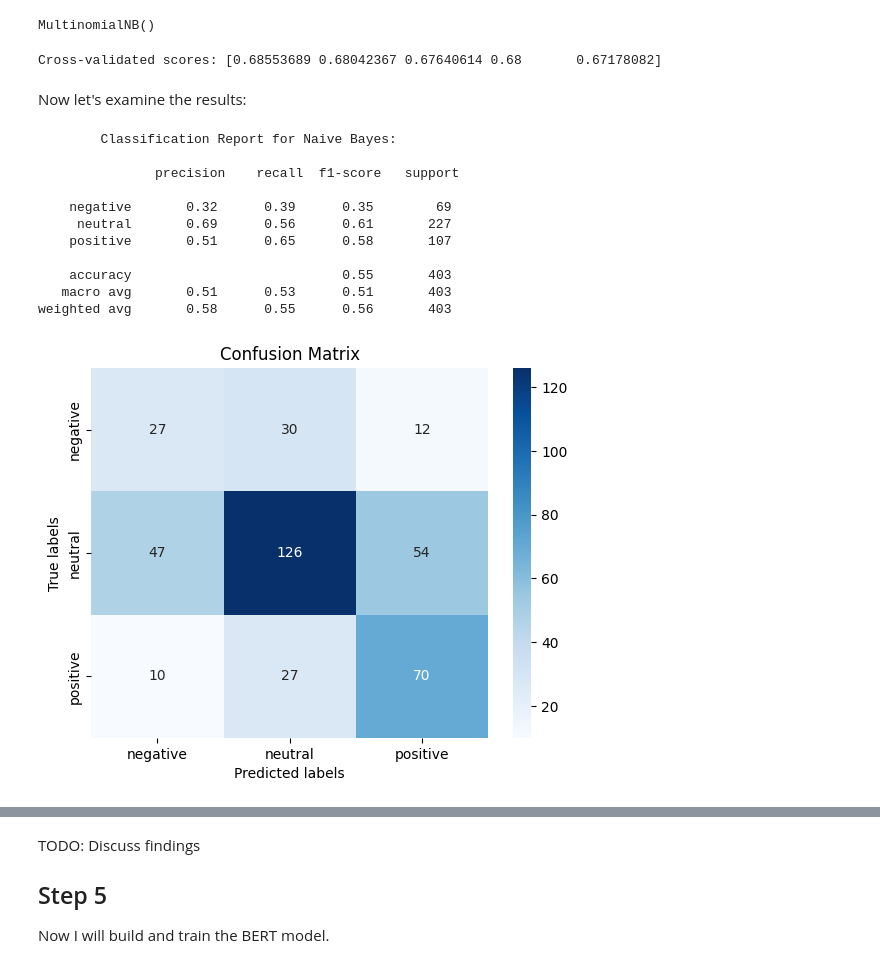
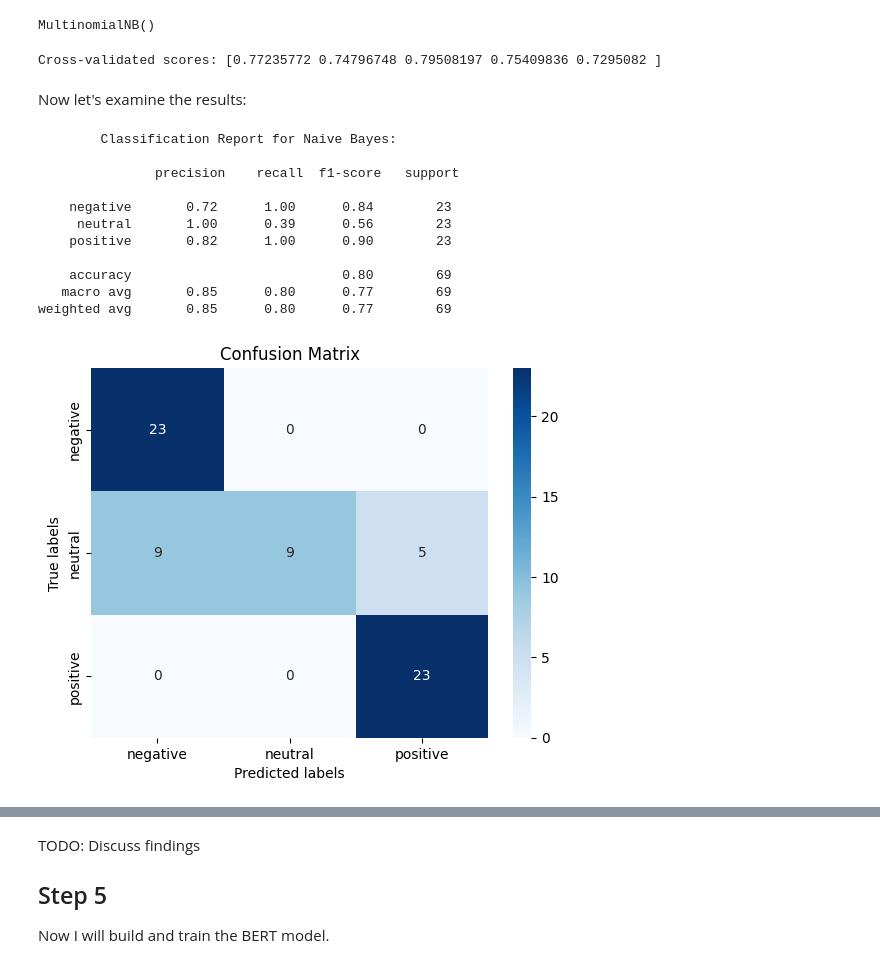
Before and after one commit to andreaseno/TwitterAnalysis, a Jupyter notebook: SentimentAnalysis.ipynb, the cells around one changed output, grey strips where cells are left out. Cells and saved outputs as stored; diff of their text form; code cells hidden in the pictures.

```diff
--- a/SentimentAnalysis.ipynb
+++ b/SentimentAnalysis.ipynb
@@ -361,7 +361,7 @@ Name: count, dtype: int64
 As you can see, the classes are biased towards class 2 (positive). I will use Oversampling to balance the data.
 # %%
 ros = RandomOverSampler()
-train_x, train_y = ros.fit_resample(np.array(MultiClassTrain['cleaned_text']).reshape(-1, 1), np.array(MultiClassTrain['sentiment']).reshape(-1, 1))
+train_x, train_y = ros.fit_resample(np.array(MultiClassTest['cleaned_text']).reshape(-1, 1), np.array(MultiClassTest['target']).reshape(-1, 1))
 train_os = pd.DataFrame(list(zip([x[0] for x in train_x], train_y)), columns = ['cleaned_text', 'sentiment'])
 train_os['sentiment'].value_counts()
 # %% [output]
@@ -395,12 +395,12 @@ y_test = encoder.fit_transform(np.array(y_test).reshape(-1, 1)).toarray()
 clf = CountVectorizer()
 X_train_cv =  clf.fit_transform(X_train)
 X_test_cv = clf.transform(X_test)
-# X_valid_cv = clf.transform(X_valid)
+X_valid_cv = clf.transform(X_valid)
 
 tf_transformer = TfidfTransformer(use_idf=True).fit(X_train_cv)
 X_train_tf = tf_transformer.transform(X_train_cv)
 X_test_tf = tf_transformer.transform(X_test_cv)
-# X_valid_tf = tf_transformer.transform(X_valid_cv)
+X_valid_tf = tf_transformer.transform(X_valid_cv)
 
 nb_clf = MultinomialNB()
 nb_clf.fit(X_train_tf, y_train_le)
@@ -412,34 +412,34 @@ from sklearn.model_selection import cross_val_score
 scores = cross_val_score(MultinomialNB(), X_train_tf, y_train_le, cv=5)
 print("Cross-validated scores:", scores)
 # %% [output]
-Cross-validated scores: [0.68553689 0.68042367 0.67640614 0.68       0.67178082]
+Cross-validated scores: [0.77235772 0.74796748 0.79508197 0.75409836 0.7295082 ]
 # %% [markdown]
 Now let's examine the results:
 # %%
 
-nb_pred = nb_clf.predict(X_test_tf)
-print('\tClassification Report for Naive Bayes:\n\n',classification_report(y_test_le,nb_pred, target_names=['negative', 'neutral', 'positive']))
+nb_pred = nb_clf.predict(X_valid_tf)
+print('\tClassification Report for Naive Bayes:\n\n',classification_report(y_valid_le,nb_pred, target_names=['negative', 'neutral', 'positive']))
 # %% [output]
         Classification Report for Naive Bayes:
 
                precision    recall  f1-score   support
 
-    negative       0.32      0.39      0.35        69
-     neutral       0.69      0.56      0.61       227
-    positive       0.51      0.65      0.58       107
+    negative       0.72      1.00      0.84        23
+     neutral       1.00      0.39      0.56        23
+    positive       0.82      1.00      0.90        23
 
-    accuracy                           0.55       403
-   macro avg       0.51      0.53      0.51       403
-weighted avg       0.58      0.55      0.56       403
+    accuracy                           0.80        69
+   macro avg       0.85      0.80      0.77        69
+weighted avg       0.85      0.80      0.77        69
 # %%
-cm = confusion_matrix(y_test_le, nb_pred)
+cm = confusion_matrix(y_valid_le, nb_pred)
 sns.heatmap(cm, annot=True, fmt="d", cmap="Blues", xticklabels=['negative', 'neutral', 'positive'], yticklabels=['negative', 'neutral', 'positive'])
 plt.xlabel('Predicted labels')
 plt.ylabel('True labels')
 plt.title('Confusion Matrix')
 plt.show()
 # %% [output]
-[figure, old version]
+[figure, new version]
 # %%
 from sklearn.model_selection import learning_curve
 
```
Also changed, not shown: parts of 10 cells of this notebook.
